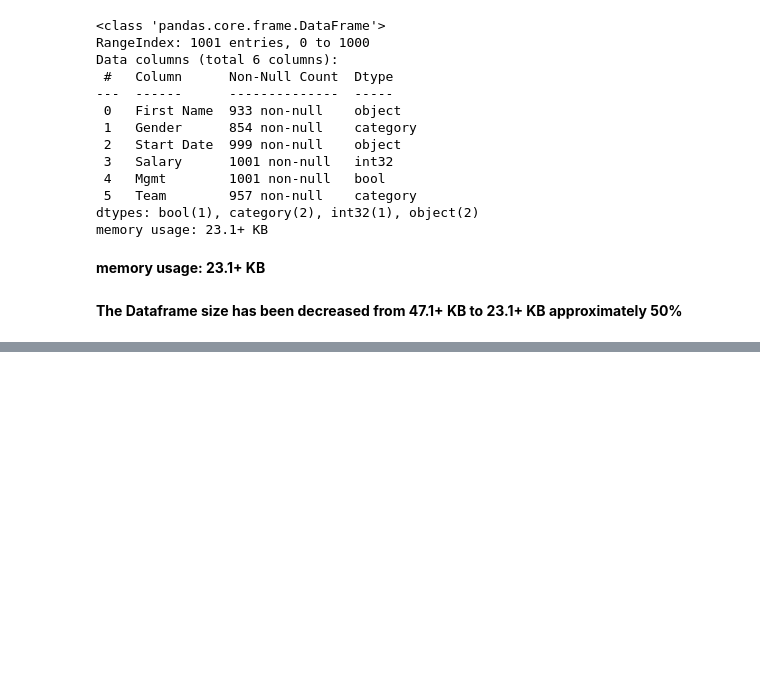
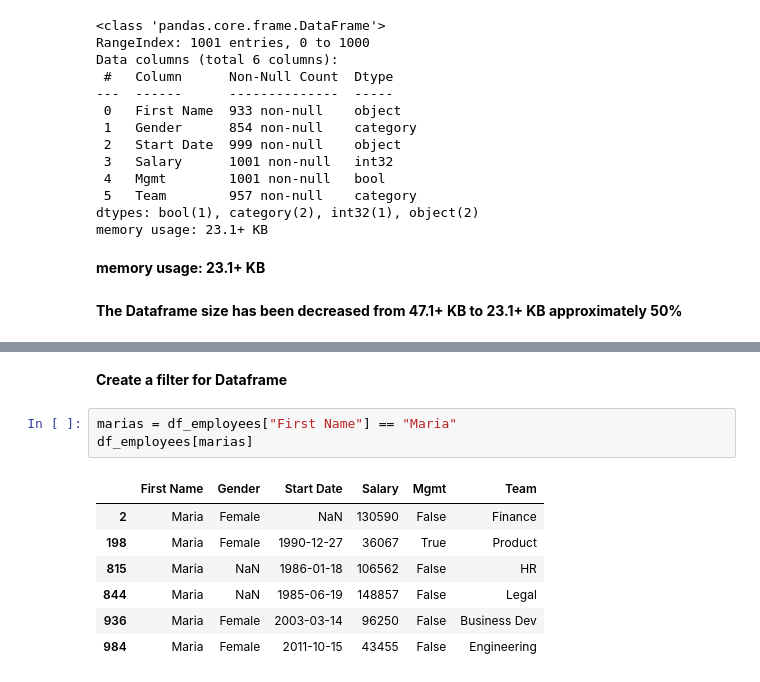
Before and after one commit to Kobzarko/PANDAS-IN-ACTION, a Jupyter notebook: Chapter 5 Dataframe filtering/Dataframe_filtering.ipynb, the cells around one changed output, grey strips where cells are left out. Drawn from its saved outputs; the diff is of its cells as text; blank space fills up the shorter version.

Commit message:
Add Chapter 5 Filtering

```diff
--- a/Chapter 5 Dataframe filtering/Dataframe_filtering.ipynb
+++ b/Chapter 5 Dataframe filtering/Dataframe_filtering.ipynb
@@ -234,0 +274,13 @@ memory usage: 23.1+ KB
+# %% [markdown]
+**Create a filter for Dataframe**
+# %%
+marias = df_employees["First Name"] == "Maria"
+df_employees[marias]
+# %% [output]
+|  | First Name | Gender | Start Date | Salary | Mgmt | Team |
+| 2 | Maria | Female | NaN | 130590 | False | Finance |
+| 198 | Maria | Female | 1990-12-27 | 36067 | True | Product |
+| 815 | Maria | NaN | 1986-01-18 | 106562 | False | HR |
+| 844 | Maria | NaN | 1985-06-19 | 148857 | False | Legal |
+| 936 | Maria | Female | 2003-03-14 | 96250 | False | Business Dev |
+| 984 | Maria | Female | 2011-10-15 | 43455 | False | Engineering |
```
Also changed, not shown: parts of 21 cells of this notebook.
